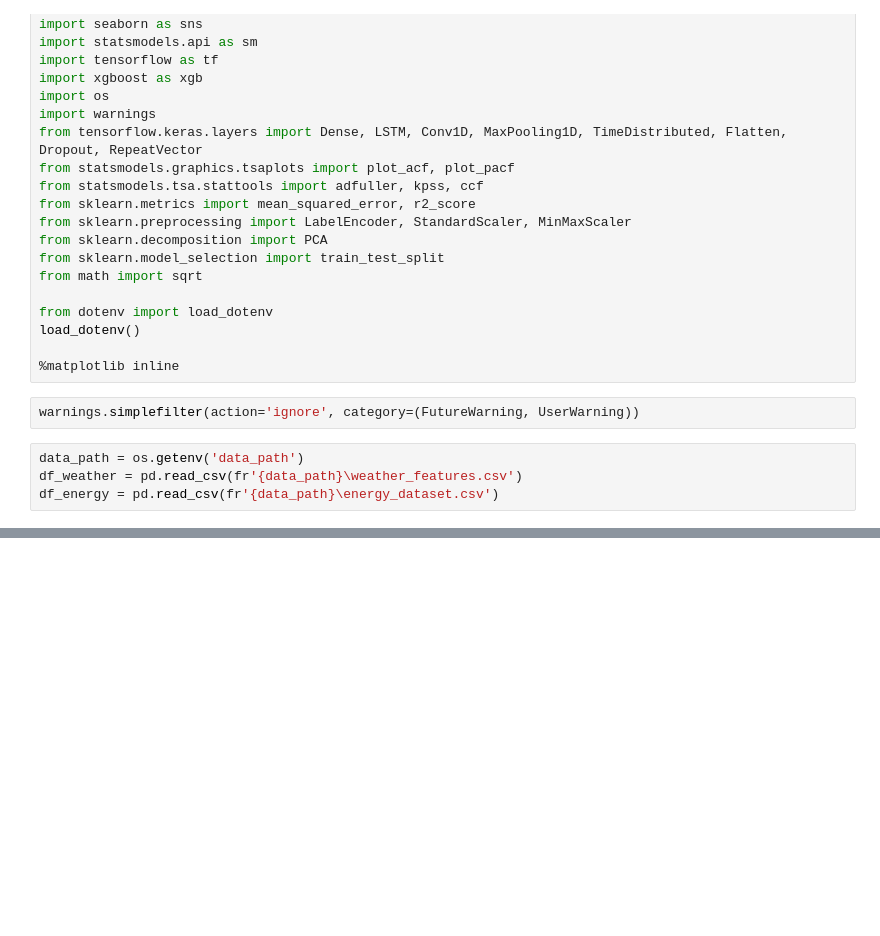
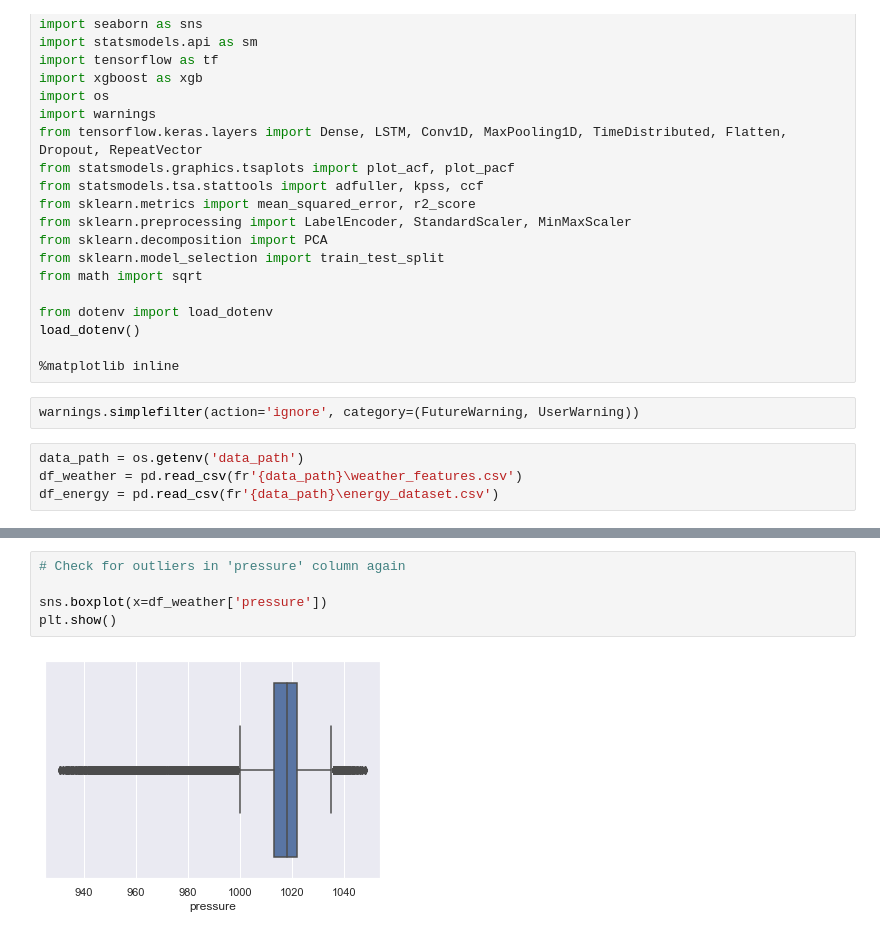
Before and after one commit to montgoz007/electricity-price-forecasting, a Jupyter notebook: EDA.ipynb, the cells around one changed output, grey strips where cells are left out. Saved outputs shown, nothing was run; the diff lists cells and outputs as text; blank space fills up the shorter version.

```diff
--- a/EDA.ipynb
+++ b/EDA.ipynb
@@ -30,0 +434,7 @@ df_energy = pd.read_csv(fr'{data_path}\energy_dataset.csv')
+# %%
+# Check for outliers in 'pressure' column again
+
+sns.boxplot(x=df_weather['pressure'])
+plt.show()
+# %% [output]
+[figure, added]
```
Also changed, not shown: parts of 108 cells of this notebook.
